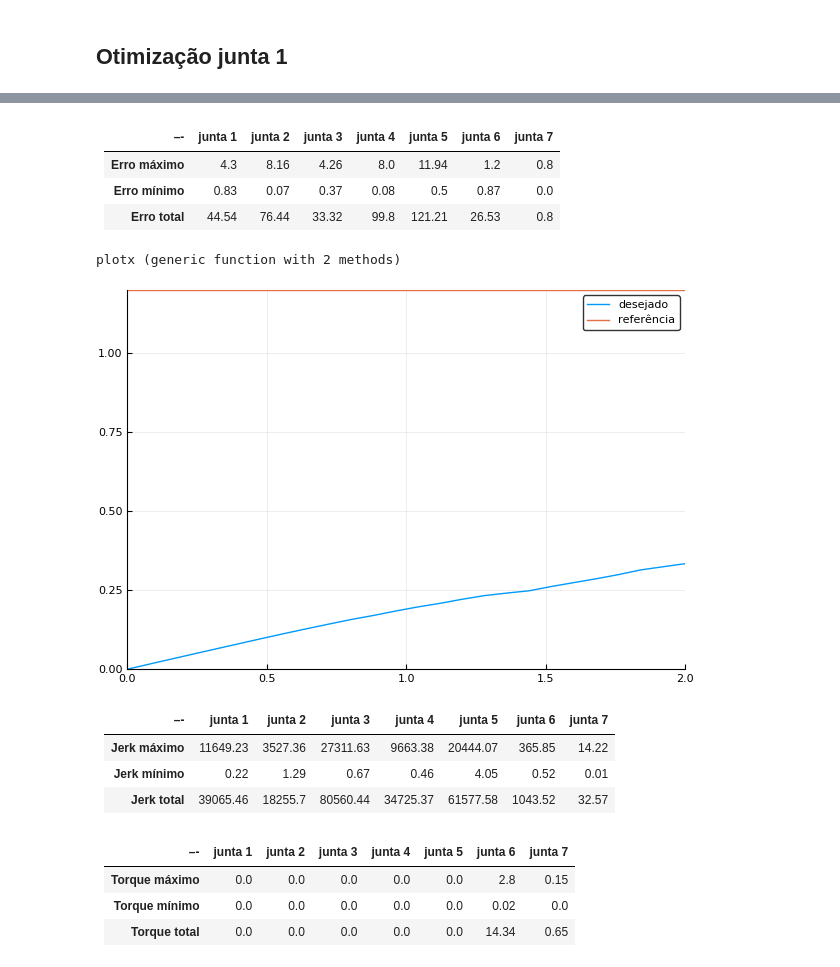
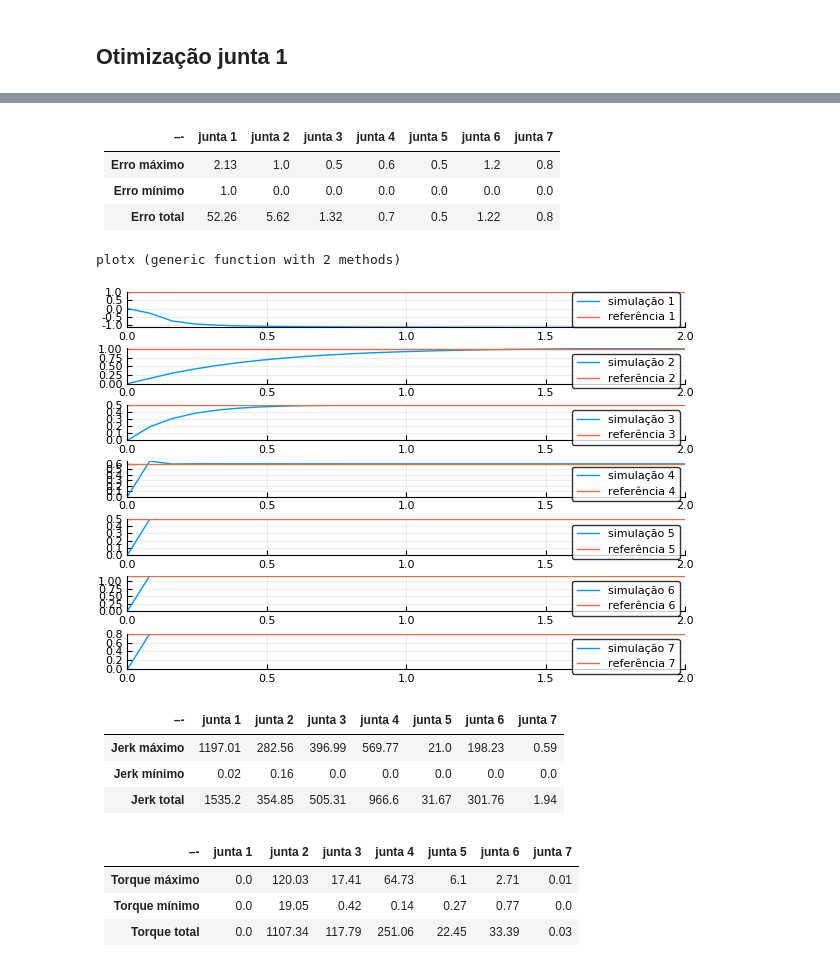
Before and after one commit to phelipe/jerk-pid, a Jupyter notebook: src/kuka/kuka_otimizador_serial.ipynb, the cells around one changed output, grey strips where cells are left out. Drawn from its saved outputs; the diff is of its cells as text; code cells hidden in the pictures.

```diff
--- a/src/kuka/kuka_otimizador_serial.ipynb
+++ b/src/kuka/kuka_otimizador_serial.ipynb
@@ -12,7 +12,7 @@ pyplot();
 Ts = 0.08     #período de leitura
 tend = 2.0    #tempo final
 t0 = 0.0      # tempo inicial
-popul  = 20   # população
+popul  = 6   # população
 iterac = 5   #iterações
 α = 10.       #parâmetro para o erro
 β = 0.01      #parâmetro para o jerk
@@ -193,15 +222,15 @@ x, v, t, a, ta, j, tj, τ, t_tau = kukaRobot(kp, kv, Ts, t0, t_end_new, xr);
 # %%
 erro = []
 for i=1:7
-    push!(erro, abs.(x[i] - xr[i]))
+    push!(erro, -(x[i] .- xr[i]))
 end
 tabela(erro, "Erro")
 # %% [output]
 |              –- | junta 1 | junta 2 | junta 3 | junta 4 | junta 5 | junta 6 | junta 7 |
 | ---------------:| -------:| -------:| -------:| -------:| -------:| -------:| -------:|
-| **Erro máximo** |     4.3 |    8.16 |    4.26 |     8.0 |   11.94 |     1.2 |     0.8 |
-| **Erro mínimo** |    0.83 |    0.07 |    0.37 |    0.08 |     0.5 |    0.87 |     0.0 |
-|  **Erro total** |   44.54 |   76.44 |   33.32 |    99.8 |  121.21 |   26.53 |     0.8 |
+| **Erro máximo** |    2.13 |     1.0 |     0.5 |     0.6 |     0.5 |     1.2 |     0.8 |
+| **Erro mínimo** |     1.0 |     0.0 |     0.0 |     0.0 |     0.0 |     0.0 |     0.0 |
+|  **Erro total** |   52.26 |    5.62 |    1.32 |     0.7 |     0.5 |    1.22 |     0.8 |
 # %%
 function plotx(i)
     p1 = plot(t,x[i], label = "desejado")
@@ -227,22 +256,22 @@ end
 # %% [output]
 plotx (generic function with 2 methods)
 # %%
-plotx(6)
+plotx()
 # %% [output]
-[figure, old version]
+[figure, new version]
 # %%
 tabela(j,"Jerk")
 # %% [output]
-|              –- |  junta 1 | junta 2 |  junta 3 |  junta 4 |  junta 5 | junta 6 | junta 7 |
-| ---------------:| --------:| -------:| --------:| --------:| --------:| -------:| -------:|
-| **Jerk máximo** | 11649.23 | 3527.36 | 27311.63 |  9663.38 | 20444.07 |  365.85 |   14.22 |
-| **Jerk mínimo** |     0.22 |    1.29 |     0.67 |     0.46 |     4.05 |    0.52 |    0.01 |
-|  **Jerk total** | 39065.46 | 18255.7 | 80560.44 | 34725.37 | 61577.58 | 1043.52 |   32.57 |
+|              –- | junta 1 | junta 2 | junta 3 | junta 4 | junta 5 | junta 6 | junta 7 |
+| ---------------:| -------:| -------:| -------:| -------:| -------:| -------:| -------:|
+| **Jerk máximo** | 1197.01 |  282.56 |  396.99 |  569.77 |    21.0 |  198.23 |    0.59 |
+| **Jerk mínimo** |    0.02 |    0.16 |     0.0 |     0.0 |     0.0 |     0.0 |     0.0 |
+|  **Jerk total** |  1535.2 |  354.85 |  505.31 |   966.6 |   31.67 |  301.76 |    1.94 |
 # %%
 tabela(τ,"Torque")
 # %% [output]
 |                –- | junta 1 | junta 2 | junta 3 | junta 4 | junta 5 | junta 6 | junta 7 |
 | -----------------:| -------:| -------:| -------:| -------:| -------:| -------:| -------:|
-| **Torque máximo** |     0.0 |     0.0 |     0.0 |     0.0 |     0.0 |     2.8 |    0.15 |
-| **Torque mínimo** |     0.0 |     0.0 |     0.0 |     0.0 |     0.0 |    0.02 |     0.0 |
-|  **Torque total** |     0.0 |     0.0 |     0.0 |     0.0 |     0.0 |   14.34 |    0.65 |
+| **Torque máximo** |     0.0 |  120.03 |   17.41 |   64.73 |     6.1 |    2.71 |    0.01 |
+| **Torque mínimo** |     0.0 |   19.05 |    0.42 |    0.14 |    0.27 |    0.77 |     0.0 |
+|  **Torque total** |     0.0 | 1107.34 |  117.79 |  251.06 |   22.45 |   33.39 |    0.03 |
```
Also changed, not shown: parts of 16 cells of this notebook, 43 other files.
